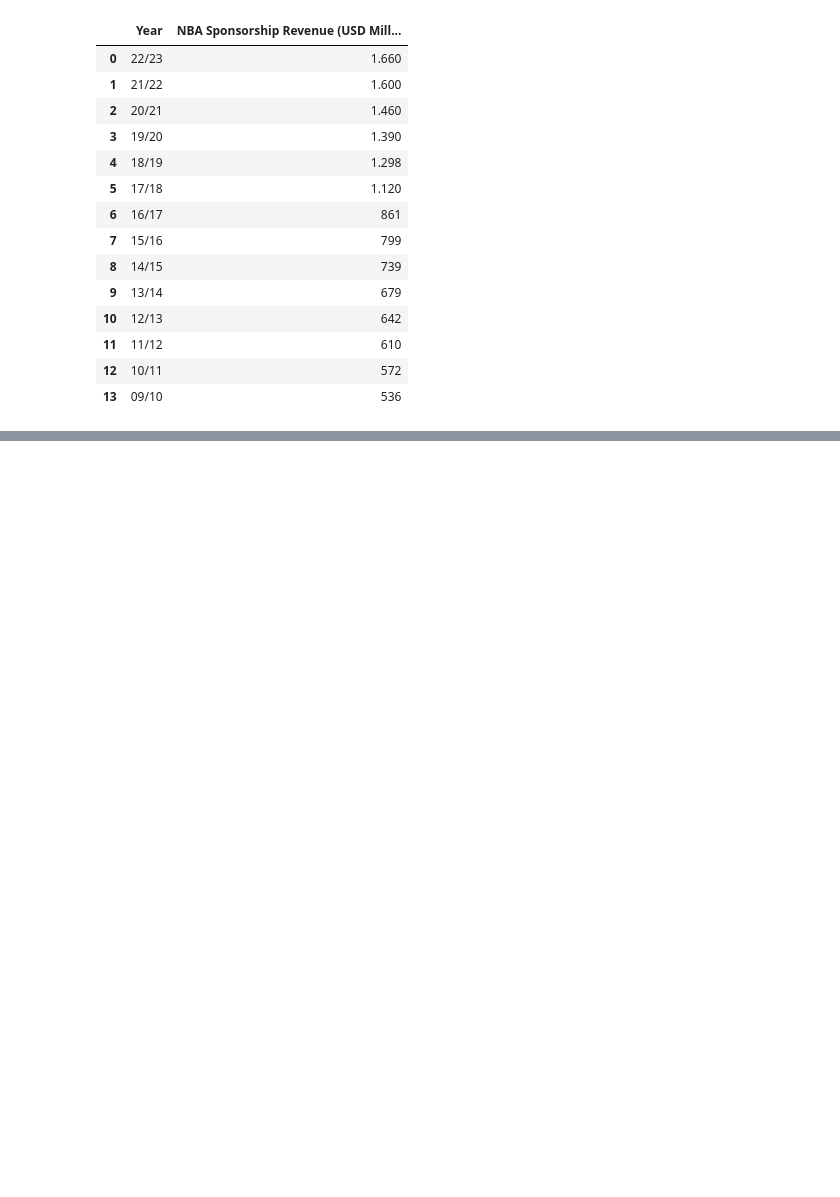
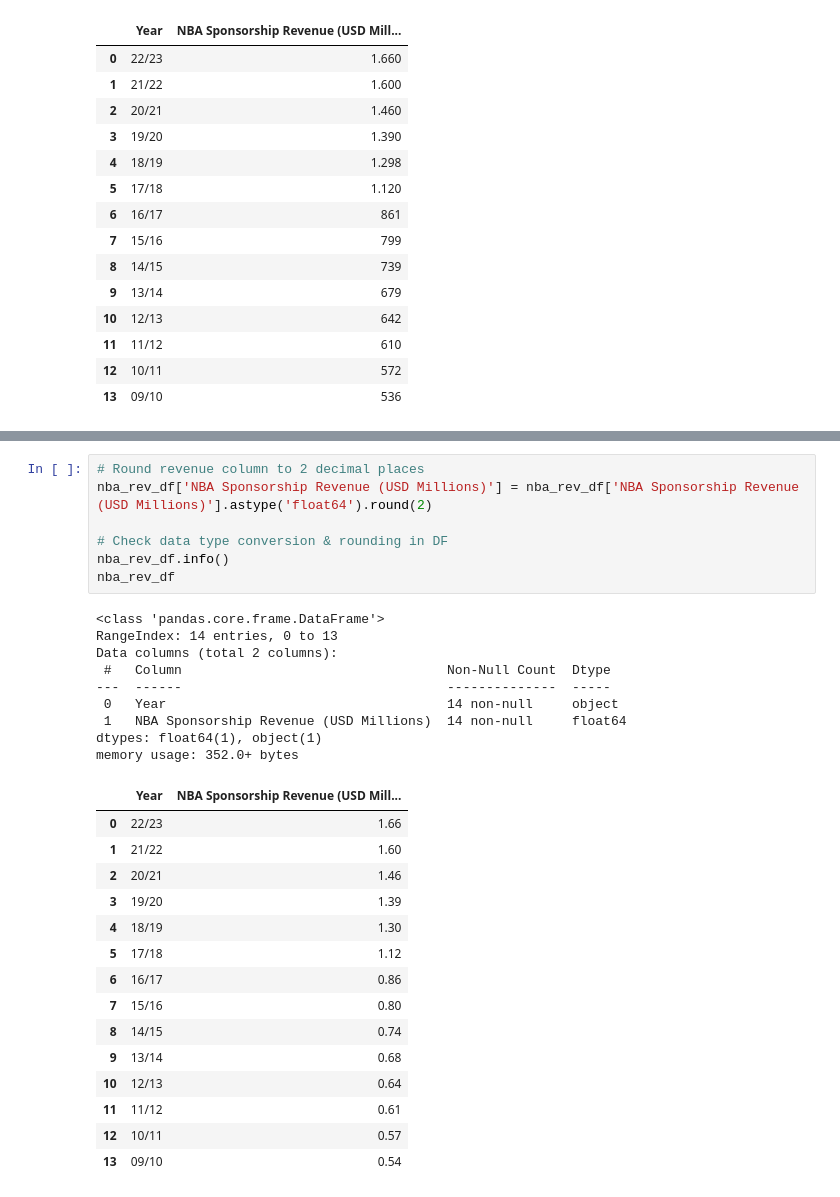
Before and after one commit to JP-Butler/Pro_Sports_Salary_Analysis, a Jupyter notebook: notebooks/MVP2_cleaning.ipynb, the cells around one changed output, grey strips where cells are left out. Cells and saved outputs as stored; diff of their text form; blank space fills up the shorter version.

```diff
--- a/notebooks/MVP2_cleaning.ipynb
+++ b/notebooks/MVP2_cleaning.ipynb
@@ -400,0 +437,32 @@ nba_rev_df
+# %%
+# Round revenue column to 2 decimal places
+nba_rev_df['NBA Sponsorship Revenue (USD Millions)'] = nba_rev_df['NBA Sponsorship Revenue (USD Millions)'].astype('float64').round(2)
+
+# Check data type conversion & rounding in DF
+nba_rev_df.info()
+nba_rev_df
+# %% [output]
+<class 'pandas.core.frame.DataFrame'>
+RangeIndex: 14 entries, 0 to 13
+Data columns (total 2 columns):
+ #   Column                                  Non-Null Count  Dtype
+---  ------                                  --------------  -----
+ 0   Year                                    14 non-null     object
+ 1   NBA Sponsorship Revenue (USD Millions)  14 non-null     float64
+dtypes: float64(1), object(1)
+memory usage: 352.0+ bytes
+|  | Year | NBA Sponsorship Revenue (USD Mill... |
+| 0 | 22/23 | 1.66 |
+| 1 | 21/22 | 1.60 |
+| 2 | 20/21 | 1.46 |
+| 3 | 19/20 | 1.39 |
+| 4 | 18/19 | 1.30 |
+| 5 | 17/18 | 1.12 |
+| 6 | 16/17 | 0.86 |
+| 7 | 15/16 | 0.80 |
+| 8 | 14/15 | 0.74 |
+| 9 | 13/14 | 0.68 |
+| 10 | 12/13 | 0.64 |
+| 11 | 11/12 | 0.61 |
+| 12 | 10/11 | 0.57 |
+| 13 | 09/10 | 0.54 |
```
Also changed, not shown: parts of 3 cells of this notebook.
